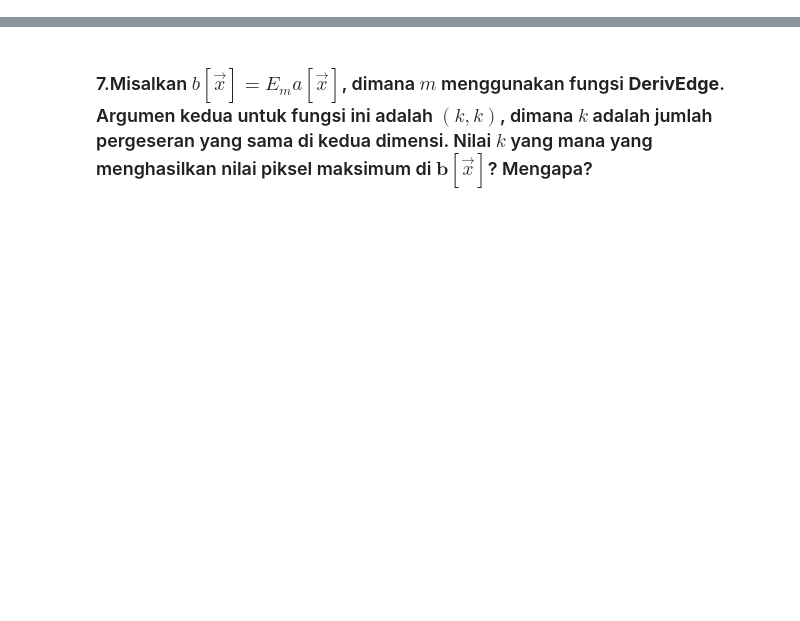
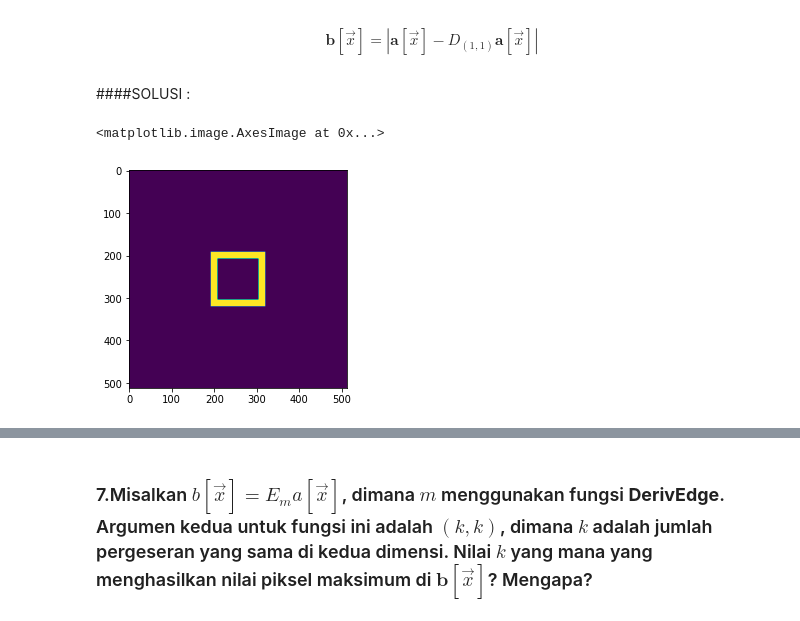
Before and after one commit to ToKu404/Image-Processing-Assignment, a Jupyter notebook: Edge_Detection_Problems.ipynb, the cells around one changed output, grey strips where cells are left out. Drawn from its saved outputs; the diff is of its cells as text; code cells hidden in the pictures; blank space fills up the shorter version.

```diff
--- a/Edge_Detection_Problems.ipynb
+++ b/Edge_Detection_Problems.ipynb
@@ -280,0 +31,15 @@ plt.imshow(g6_fx)
+# %% [markdown]
+$$\mathrm{\mathbf{b}}[\vec{x}] =
+\left|
+\mathrm{\mathbf{a}}[\vec{x}] - D_{(1,1)}\mathrm{\mathbf{a}}[\vec{x}]
+\right|
+$$
+# %% [markdown]
+####SOLUSI :
+# %%
+#Memuat Square Abylus
+citra_1 = mgcreate.SquareAnnulus()
+plt.imshow(citra_1)
+# %% [output]
+<matplotlib.image.AxesImage at 0x...>
+[figure, added]
```
Also changed, not shown: parts of 118 cells of this notebook, 21 other files.
